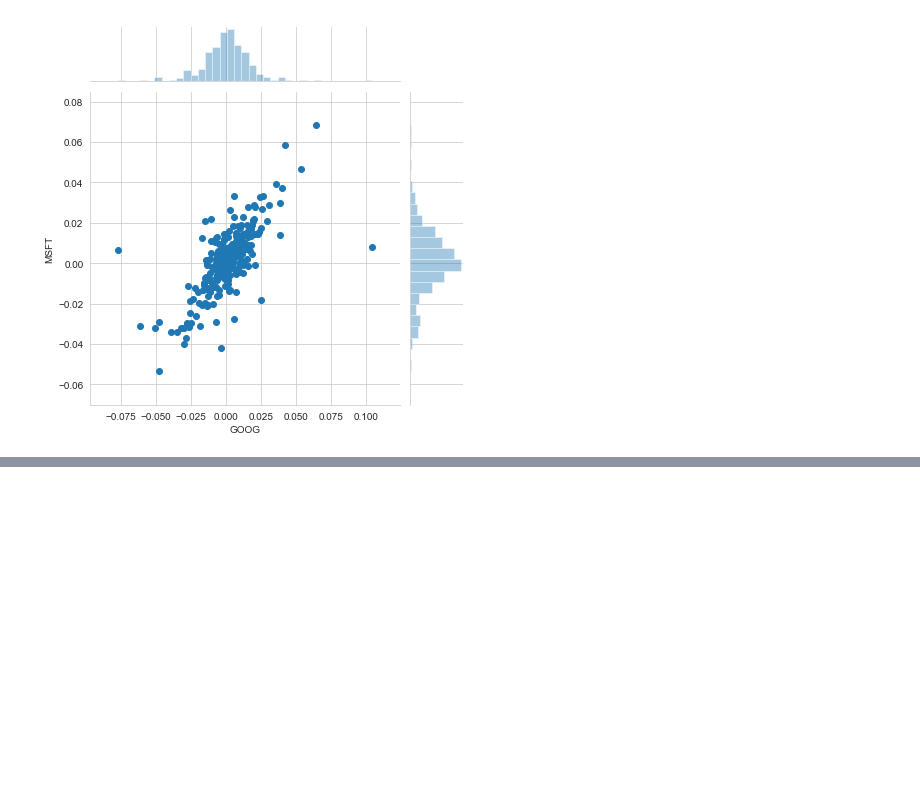
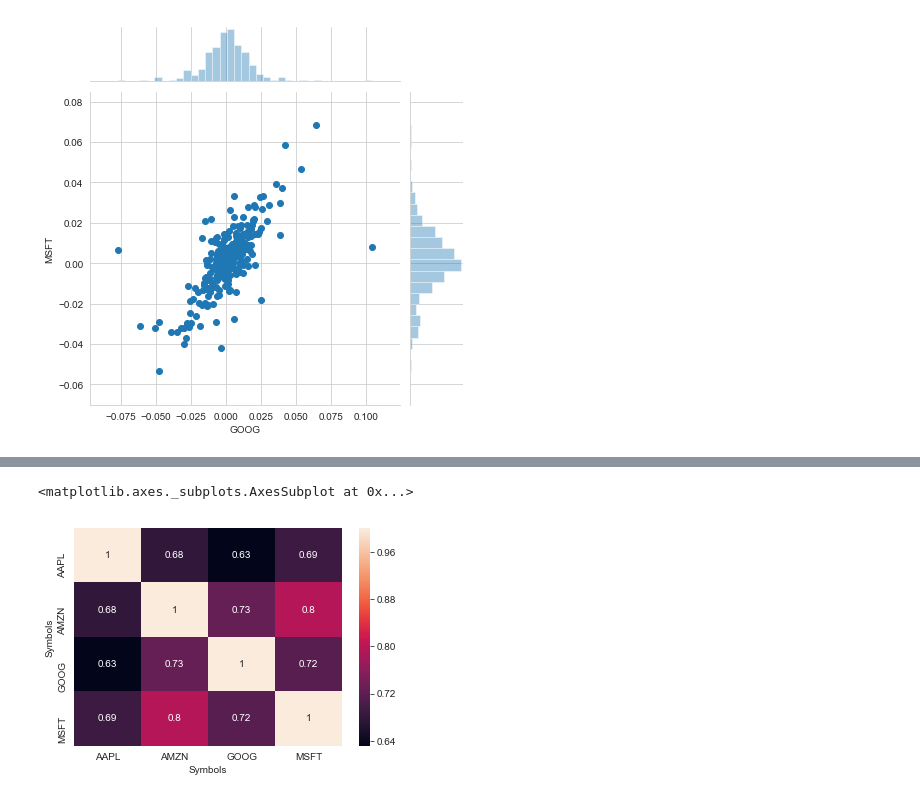
Before and after one commit to tsubauaaa/Udemy-PracticePythonDataScience, a Jupyter notebook: lec60-65-株価データの解析.ipynb, the cells around one changed output, grey strips where cells are left out. Saved outputs shown, nothing was run; the diff lists cells and outputs as text; code cells hidden in the pictures; blank space fills up the shorter version.

```diff
--- a/lec60-65-株価データの解析.ipynb
+++ b/lec60-65-株価データの解析.ipynb
@@ -124,0 +157,6 @@ sns.jointplot('GOOG','MSFT',tech_rets,kind='scatter')
+# %%
+# 相関関係を示したヒートマップ
+sns.heatmap(tech_rets.corr(),annot=True)
+# %% [output]
+<matplotlib.axes._subplots.AxesSubplot at 0x...>
+[figure, added]
```
Also changed, not shown: parts of 16 cells of this notebook.
